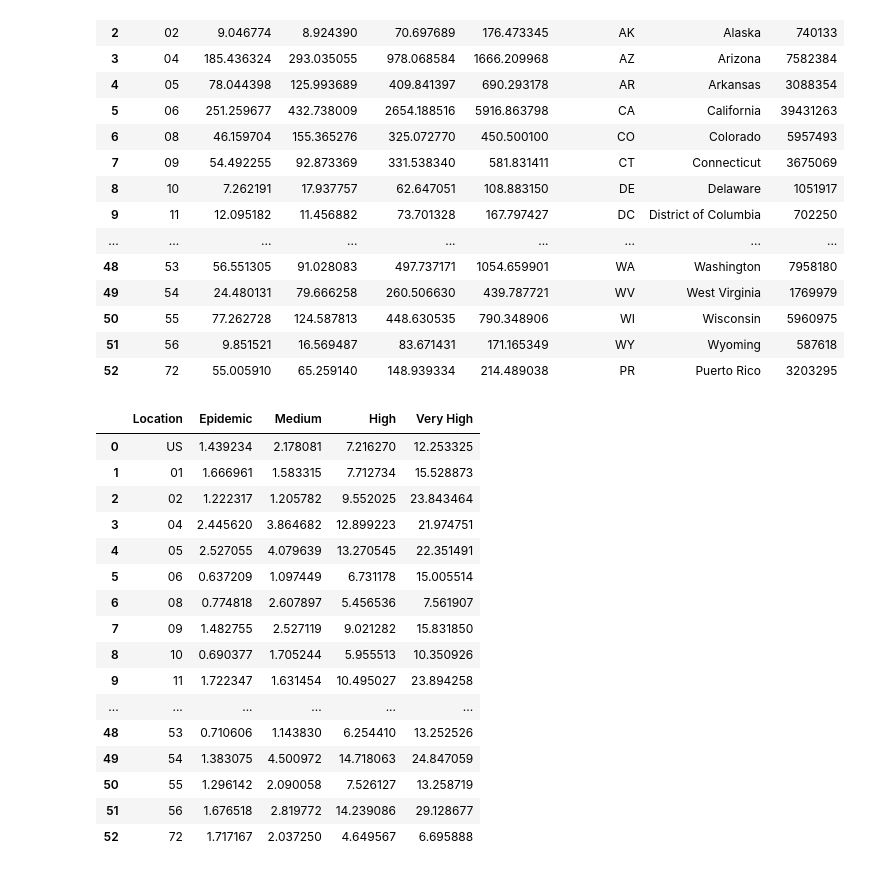
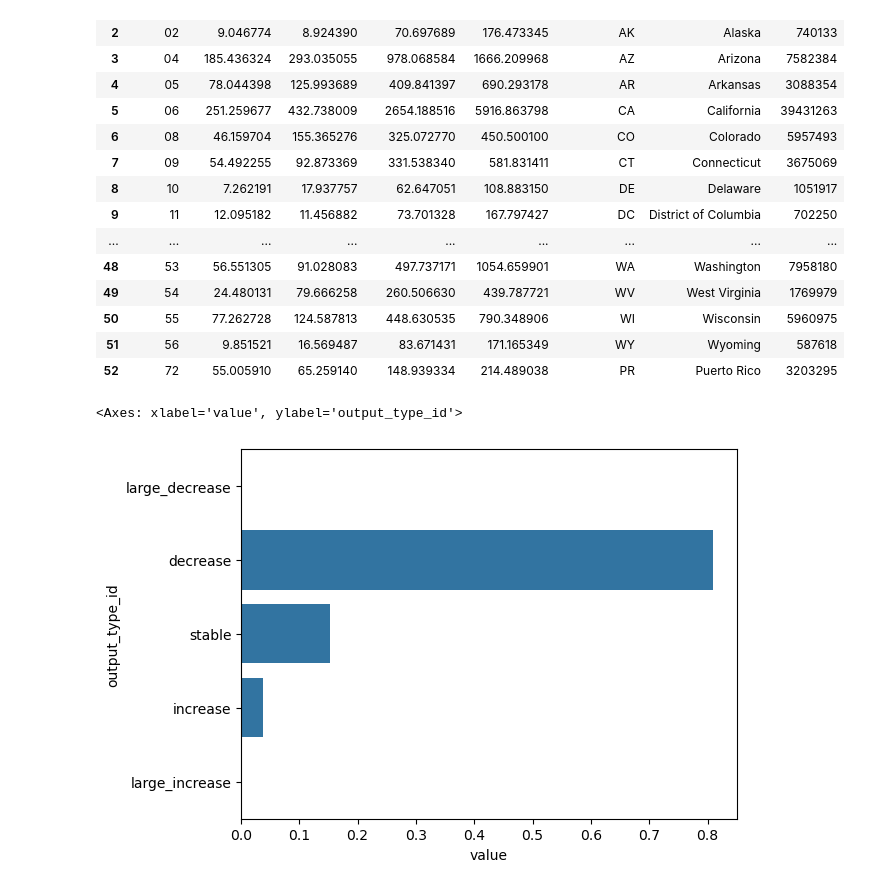
Before and after one commit to jessica-davis/epistorm-ensemble, a Jupyter notebook: debugging.ipynb, the cells around one changed output. Drawn from its saved outputs; the diff is of its cells as text; code cells hidden in the pictures.

```diff
--- a/debugging.ipynb
+++ b/debugging.ipynb
@@ -159,23 +159,18 @@ df
 | 50 | 55 | 77.262728 | 124.587813 | 448.630535 | 790.348906 | WI | Wisconsin | 5960975 |
 | 51 | 56 | 9.851521 | 16.569487 | 83.671431 | 171.165349 | WY | Wyoming | 587618 |
 | 52 | 72 | 55.005910 | 65.259140 | 148.939334 | 214.489038 | PR | Puerto Rico | 3203295 |
-# %%
-pd.read_csv('./data/thresholds_2425.csv')
-# %% [output]
-|  | Location | Epidemic | Medium | High | Very High |
-| 0 | US | 1.439234 | 2.178081 | 7.216270 | 12.253325 |
-| 1 | 01 | 1.666961 | 1.583315 | 7.712734 | 15.528873 |
-| 2 | 02 | 1.222317 | 1.205782 | 9.552025 | 23.843464 |
-| 3 | 04 | 2.445620 | 3.864682 | 12.899223 | 21.974751 |
-| 4 | 05 | 2.527055 | 4.079639 | 13.270545 | 22.351491 |
-| 5 | 06 | 0.637209 | 1.097449 | 6.731178 | 15.005514 |
-| 6 | 08 | 0.774818 | 2.607897 | 5.456536 | 7.561907 |
-| 7 | 09 | 1.482755 | 2.527119 | 9.021282 | 15.831850 |
-| 8 | 10 | 0.690377 | 1.705244 | 5.955513 | 10.350926 |
-| 9 | 11 | 1.722347 | 1.631454 | 10.495027 | 23.894258 |
-| ... | ... | ... | ... | ... | ... |
-| 48 | 53 | 0.710606 | 1.143830 | 6.254410 | 13.252526 |
-| 49 | 54 | 1.383075 | 4.500972 | 14.718063 | 24.847059 |
-| 50 | 55 | 1.296142 | 2.090058 | 7.526127 | 13.258719 |
-| 51 | 56 | 1.676518 | 2.819772 | 14.239086 | 29.128677 |
-| 52 | 72 | 1.717167 | 2.037250 | 4.649567 | 6.695888 |
+# %%
+import seaborn as sns
+
+df = pd.read_parquet('./data/categorical_ensemble.pq')
+df = df[(df.location=='US') & (df.reference_date==df.reference_date.max()) & (df.horizon==3)]
+
+order = ['large_decrease', 'decrease', 'stable', 'increase', 'large_increase']
+# Set the column as the index, reindex with the desired order, then reset the index
+df = df.set_index('output_type_id').reindex(order).reset_index()
+
+
+sns.barplot(x="value", y="output_type_id", data=df)
+# %% [output]
+<Axes: xlabel='value', ylabel='output_type_id'>
+[figure, added]
```
Also changed, not shown: parts of 1 cell of this notebook, 1 other file.
